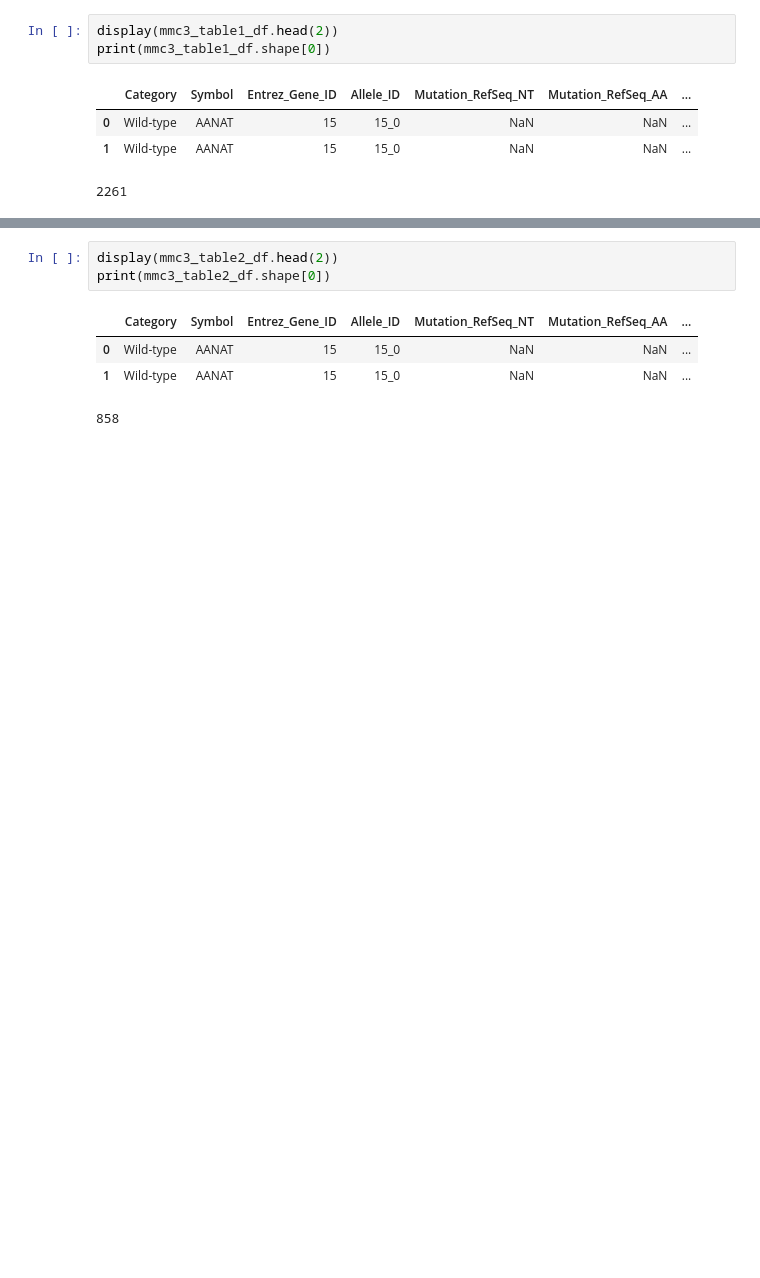
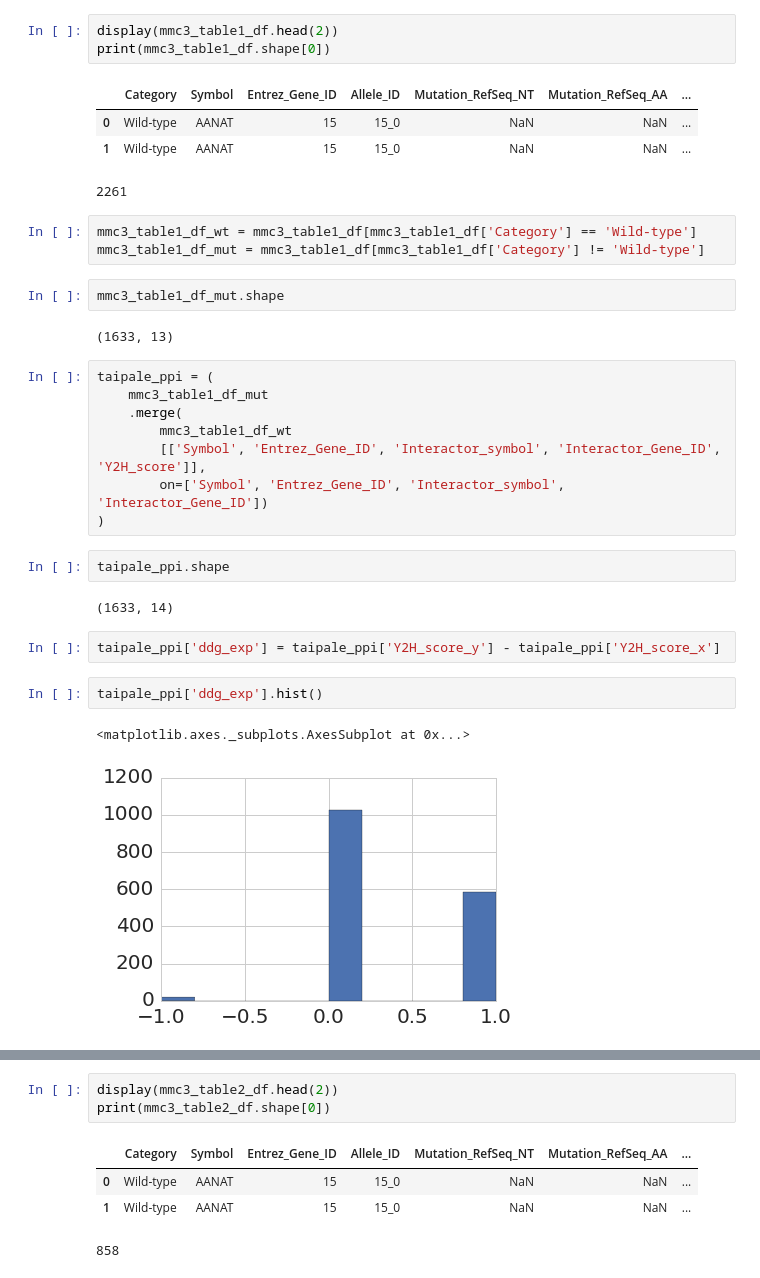
Before and after one commit to datapkg/protein_interaction_energy, a Jupyter notebook: notebooks/taipale.ipynb, the cells around one changed output, grey strips where cells are left out. Cells and saved outputs as stored; diff of their text form; blank space fills up the shorter version.

```diff
--- a/notebooks/taipale.ipynb
+++ b/notebooks/taipale.ipynb
@@ -74,3 +74,29 @@ print(mmc3_table1_df.shape[0])
 | 0 | Wild-type | AANAT | 15 | 15_0 | NaN | NaN | ... |
 | 1 | Wild-type | AANAT | 15 | 15_0 | NaN | NaN | ... |
 2261
+# %%
+mmc3_table1_df_wt = mmc3_table1_df[mmc3_table1_df['Category'] == 'Wild-type']
+mmc3_table1_df_mut = mmc3_table1_df[mmc3_table1_df['Category'] != 'Wild-type']
+# %%
+mmc3_table1_df_mut.shape
+# %% [output]
+(1633, 13)
+# %%
+taipale_ppi = (
+    mmc3_table1_df_mut
+    .merge(
+        mmc3_table1_df_wt
+        [['Symbol', 'Entrez_Gene_ID', 'Interactor_symbol', 'Interactor_Gene_ID', 'Y2H_score']],
+        on=['Symbol', 'Entrez_Gene_ID', 'Interactor_symbol', 'Interactor_Gene_ID'])
+)
+# %%
+taipale_ppi.shape
+# %% [output]
+(1633, 14)
+# %%
+taipale_ppi['ddg_exp'] = taipale_ppi['Y2H_score_y'] - taipale_ppi['Y2H_score_x']
+# %%
+taipale_ppi['ddg_exp'].hist()
+# %% [output]
+<matplotlib.axes._subplots.AxesSubplot at 0x...>
+[figure, added]
```
Also changed, not shown: parts of 114 cells of this notebook, 4 other files.
